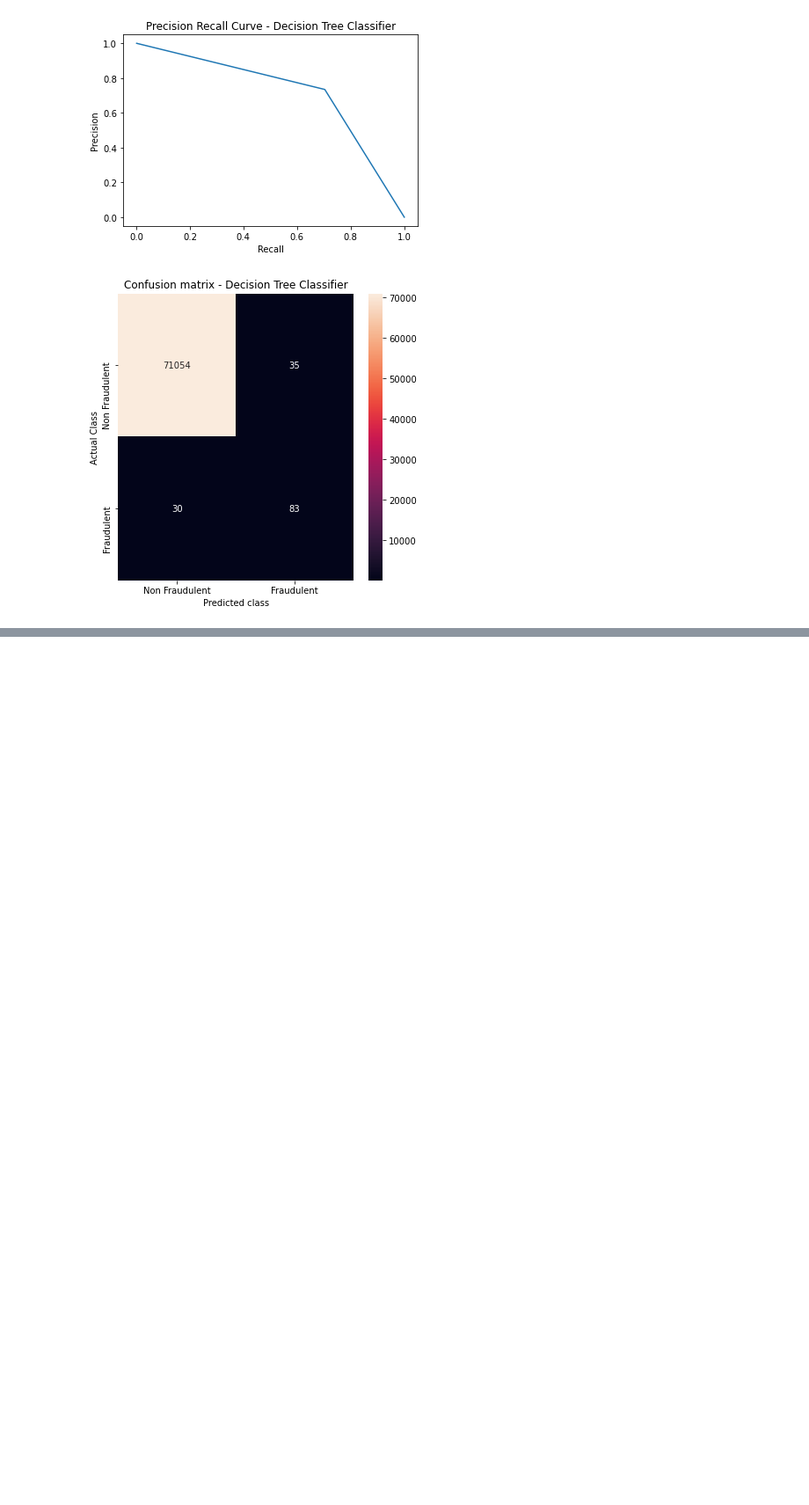
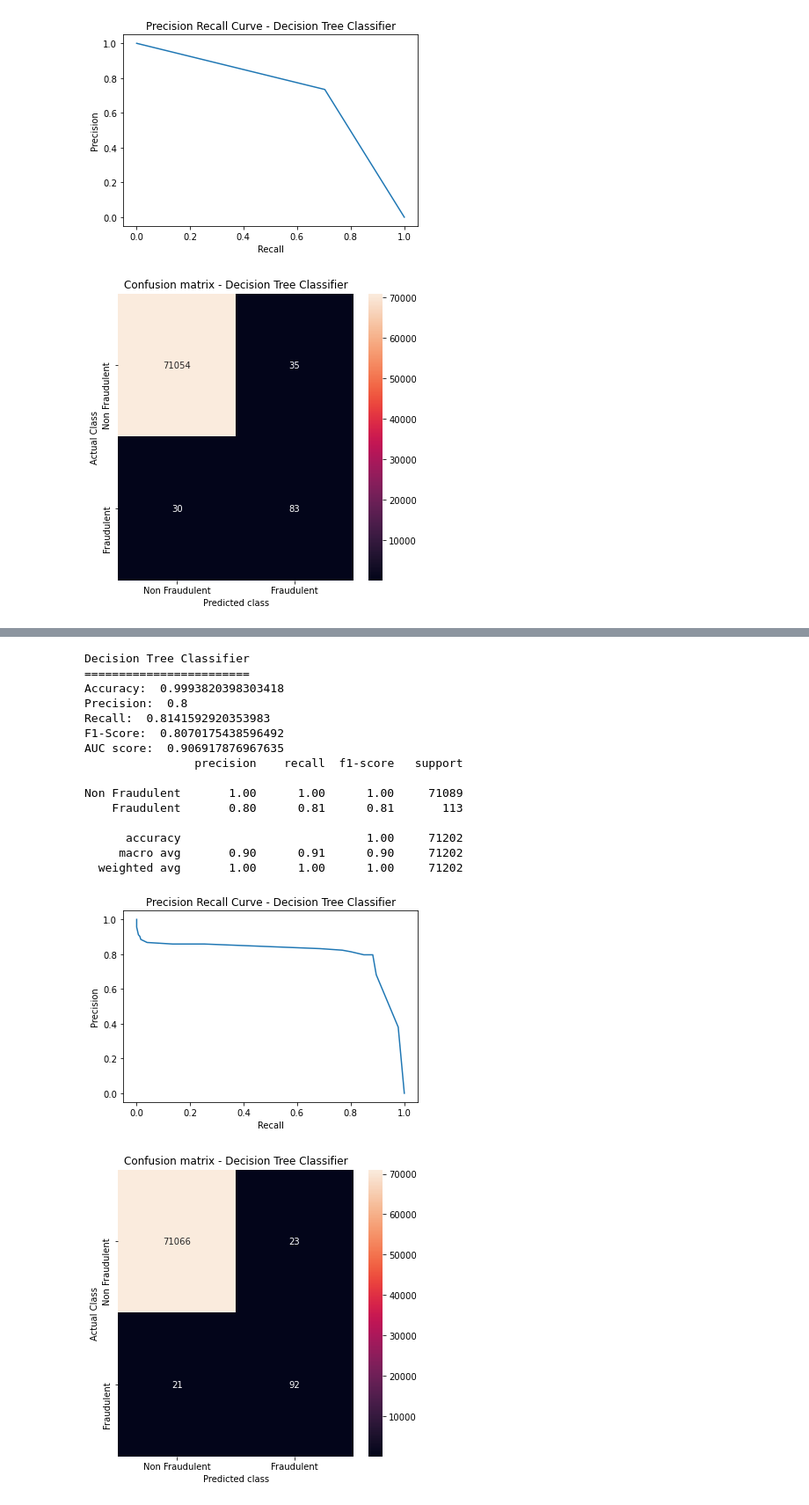
Before and after one commit to cdalsania/Credit_Card_Fraud_Detection, a Jupyter notebook: ml_models/DecisionTree.ipynb, the cells around one changed output, grey strips where cells are left out. Shown at 88% size. Saved outputs shown, nothing was run; the diff lists cells and outputs as text; code cells hidden in the pictures; blank space fills up the shorter version.

Commit message:
Code to perform hyperparameter tuning for the Model with all features

```diff
--- a/ml_models/DecisionTree.ipynb
+++ b/ml_models/DecisionTree.ipynb
@@ -199,0 +273,3 @@ Non Fraudulent       1.00      1.00      1.00     71089
+# %%
+hypertunedDecisionTreeModel = DecisionTreeClassifier(criterion = 'entropy', max_depth = 5, splitter = 'best')
+hypertunedDecisionTreeModel
@@ -199,0 +278,2 @@ Non Fraudulent       1.00      1.00      1.00     71089
+# %%
+hypertunedDecisionTreeModel.fit(X_train_scaled, y_train.flatten())
@@ -199,0 +288,4 @@ Non Fraudulent       1.00      1.00      1.00     71089
+# %%
+hypertunedDecisionTreeModelPredictions = hypertunedDecisionTreeModel.predict(X_test_scaled)
+# %%
+hypertunedDecisionTreeModelPredictProba = hypertunedDecisionTreeModel.predict_proba(X_test_scaled)[:,1]
@@ -199,0 +305,43 @@ Non Fraudulent       1.00      1.00      1.00     71089
+# %%
+print("Decision Tree Classifier")
+print("========================")
+print("Accuracy: ",accuracy_score(y_test.flatten(), hypertunedDecisionTreeModelPredictions))
+print("Precision: ",precision_score(y_test.flatten(), hypertunedDecisionTreeModelPredictions))
+print("Recall: ",recall_score(y_test.flatten(), hypertunedDecisionTreeModelPredictions))
+print("F1-Score: ",f1_score(y_test.flatten(), hypertunedDecisionTreeModelPredictions))
+print("AUC score: ",roc_auc_score(y_test.flatten(), hypertunedDecisionTreeModelPredictions))
+print(classification_report(y_test.flatten(), hypertunedDecisionTreeModelPredictions,
+                            target_names=["Non Fraudulent", "Fraudulent"]))
+
+p, r, t = precision_recall_curve(y_test.flatten(), hypertunedDecisionTreeModelPredictProba)
+plt.plot(p, r)
+plt.xlabel('Recall')
+plt.ylabel('Precision')
+plt.title('Precision Recall Curve - Decision Tree Classifier')
+
+confusionMatrix = confusion_matrix(y_test.flatten(), hypertunedDecisionTreeModelPredictions)
+plt.figure(figsize =(6, 6))
+sns.heatmap(confusionMatrix, xticklabels = ['Non Fraudulent', 'Fraudulent'],
+            yticklabels = ['Non Fraudulent', 'Fraudulent'], annot = True, fmt ="d");
+plt.title("Confusion matrix - Decision Tree Classifier")
+plt.ylabel('Actual Class')
+plt.xlabel('Predicted class')
+plt.show()
+# %% [output]
+Decision Tree Classifier
+========================
+Accuracy:  0.9993820398303418
+Precision:  0.8
+Recall:  0.8141592920353983
+F1-Score:  0.8070175438596492
+AUC score:  0.906917876967635
+                precision    recall  f1-score   support
+
+Non Fraudulent       1.00      1.00      1.00     71089
+    Fraudulent       0.80      0.81      0.81       113
+
+      accuracy                           1.00     71202
+     macro avg       0.90      0.91      0.90     71202
+  weighted avg       1.00      1.00      1.00     71202
+[figure, added]
+[figure, added]
```
Also changed, not shown: parts of 12 cells of this notebook.
